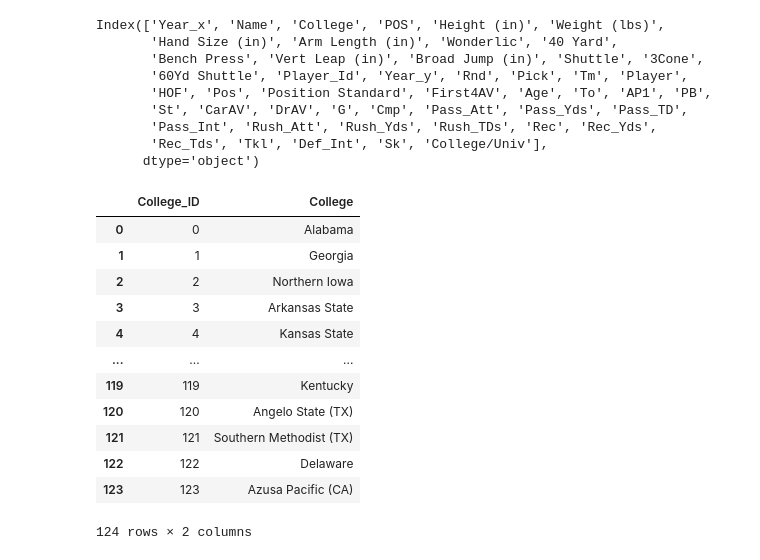
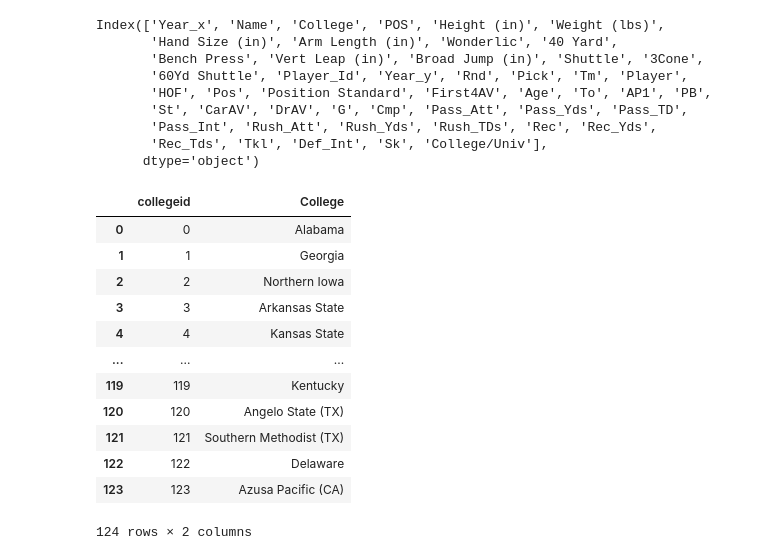
Before and after one commit to maheshws/NFLDataAnalysis, a Jupyter notebook: NFLPlayerInformation.ipynb, the cells around one changed output. Cells and saved outputs as stored; diff of their text form; code cells hidden in the pictures.

```diff
--- a/NFLPlayerInformation.ipynb
+++ b/NFLPlayerInformation.ipynb
@@ -112,11 +113,11 @@ df_College = df_NFLChampsMerged[['College']].copy()
 # %%
 df_College = df_College.drop_duplicates()
 df_College.reset_index(drop=True,inplace=True)
 df_College.reset_index(inplace=True)
-df_College.rename(columns={"index":"College_ID"},inplace=True)
+df_College.rename(columns={"index":"collegeid"},inplace=True)
 df_College
 # %% [output]
-|  | College_ID | College |
+|  | collegeid | College |
 | 0 | 0 | Alabama |
 | 1 | 1 | Georgia |
 | 2 | 2 | Northern Iowa |
```
Also changed, not shown: parts of 10 cells of this notebook.
